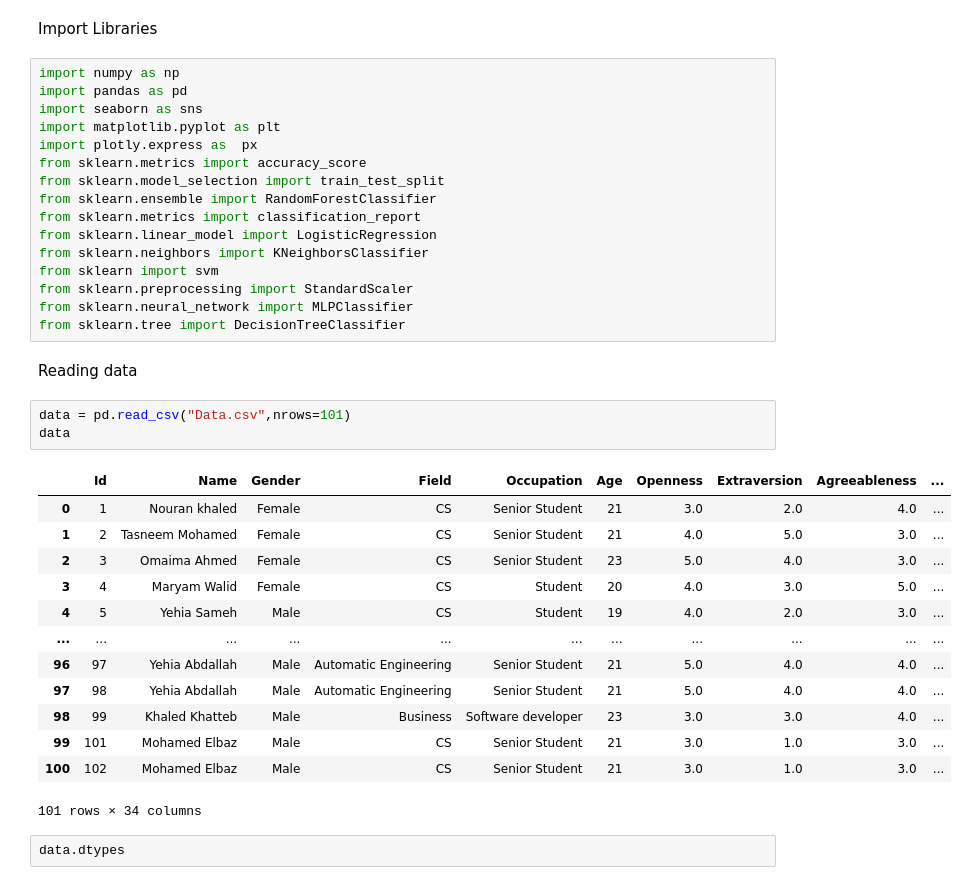
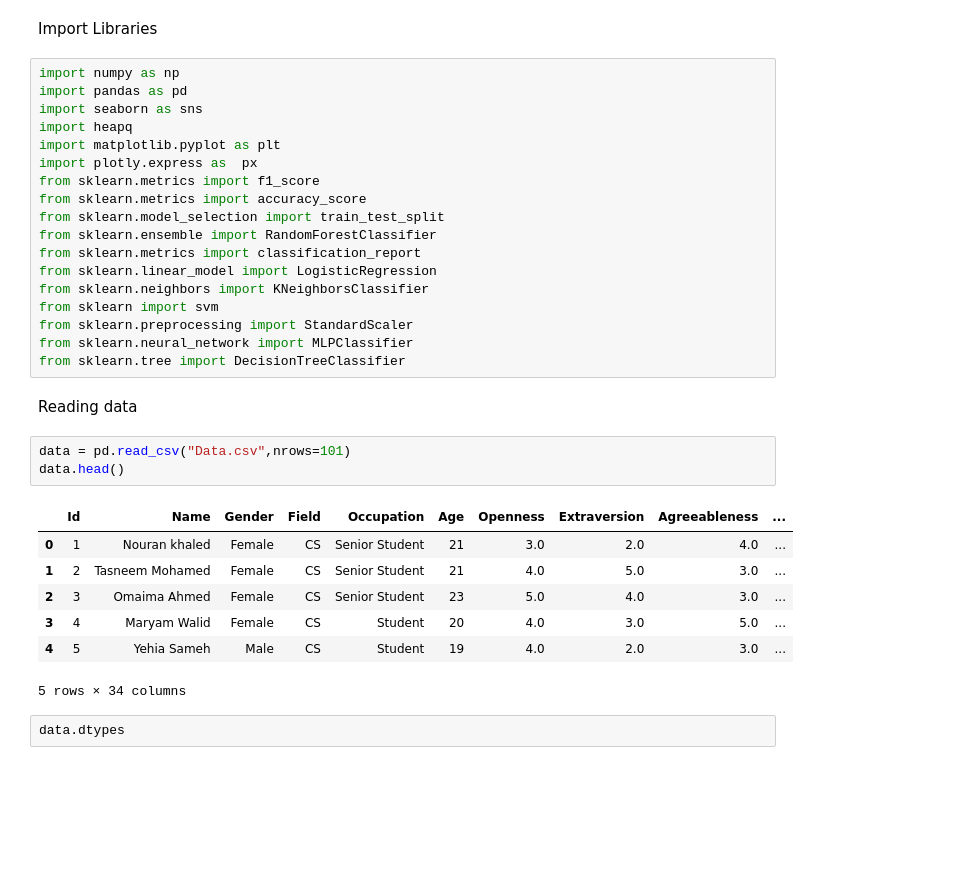
Before and after one commit to Mariamali2001/Bachelor_Project, a Jupyter notebook: Analysis.ipynb, the cells around one changed output. Saved outputs shown, nothing was run; the diff lists cells and outputs as text; blank space fills up the shorter version.

```diff
--- a/Analysis.ipynb
+++ b/Analysis.ipynb
@@ -10,8 +10,10 @@ Import Libraries
 import numpy as np
 import pandas as pd
 import seaborn as sns
+import heapq
 import matplotlib.pyplot as plt
 import plotly.express as  px
+from sklearn.metrics import f1_score
 from sklearn.metrics import accuracy_score
 from sklearn.model_selection import train_test_split
 from sklearn.ensemble import RandomForestClassifier
@@ -26,21 +28,15 @@ from sklearn.tree import DecisionTreeClassifier
 Reading data
 # %%
 data = pd.read_csv("Data.csv",nrows=101)
-data
+data.head()
 # %% [output]
 |  | Id | Name | Gender | Field | Occupation | Age | Openness | Extraversion | Agreeableness | ... |
 | 0 | 1 | Nouran khaled | Female | CS | Senior Student | 21 | 3.0 | 2.0 | 4.0 | ... |
 | 1 | 2 | Tasneem Mohamed | Female | CS | Senior Student | 21 | 4.0 | 5.0 | 3.0 | ... |
 | 2 | 3 | Omaima Ahmed | Female | CS | Senior Student | 23 | 5.0 | 4.0 | 3.0 | ... |
 | 3 | 4 | Maryam Walid | Female | CS | Student | 20 | 4.0 | 3.0 | 5.0 | ... |
 | 4 | 5 | Yehia Sameh | Male | CS | Student | 19 | 4.0 | 2.0 | 3.0 | ... |
-| ... | ... | ... | ... | ... | ... | ... | ... | ... | ... | ... |
-| 96 | 97 | Yehia Abdallah | Male | Automatic Engineering | Senior Student | 21 | 5.0 | 4.0 | 4.0 | ... |
-| 97 | 98 | Yehia Abdallah | Male | Automatic Engineering | Senior Student | 21 | 5.0 | 4.0 | 4.0 | ... |
-| 98 | 99 | Khaled Khatteb | Male | Business | Software developer | 23 | 3.0 | 3.0 | 4.0 | ... |
-| 99 | 101 | Mohamed Elbaz | Male | CS | Senior Student | 21 | 3.0 | 1.0 | 3.0 | ... |
-| 100 | 102 | Mohamed Elbaz | Male | CS | Senior Student | 21 | 3.0 | 1.0 | 3.0 | ... |
-101 rows × 34 columns
+5 rows × 34 columns
 # %%
 data.dtypes
 # %% [output]
```
Also changed, not shown: parts of 162 cells of this notebook, 4 other files.
